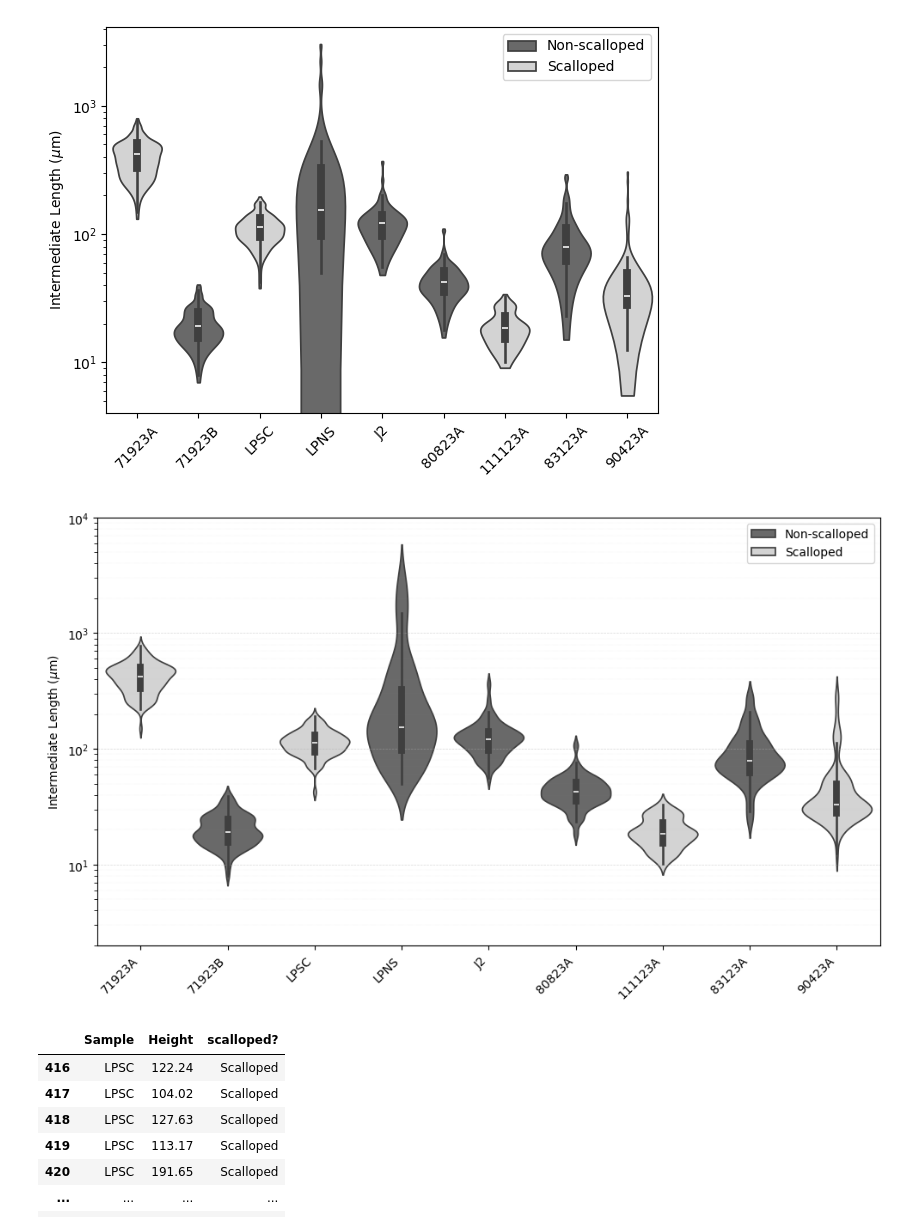
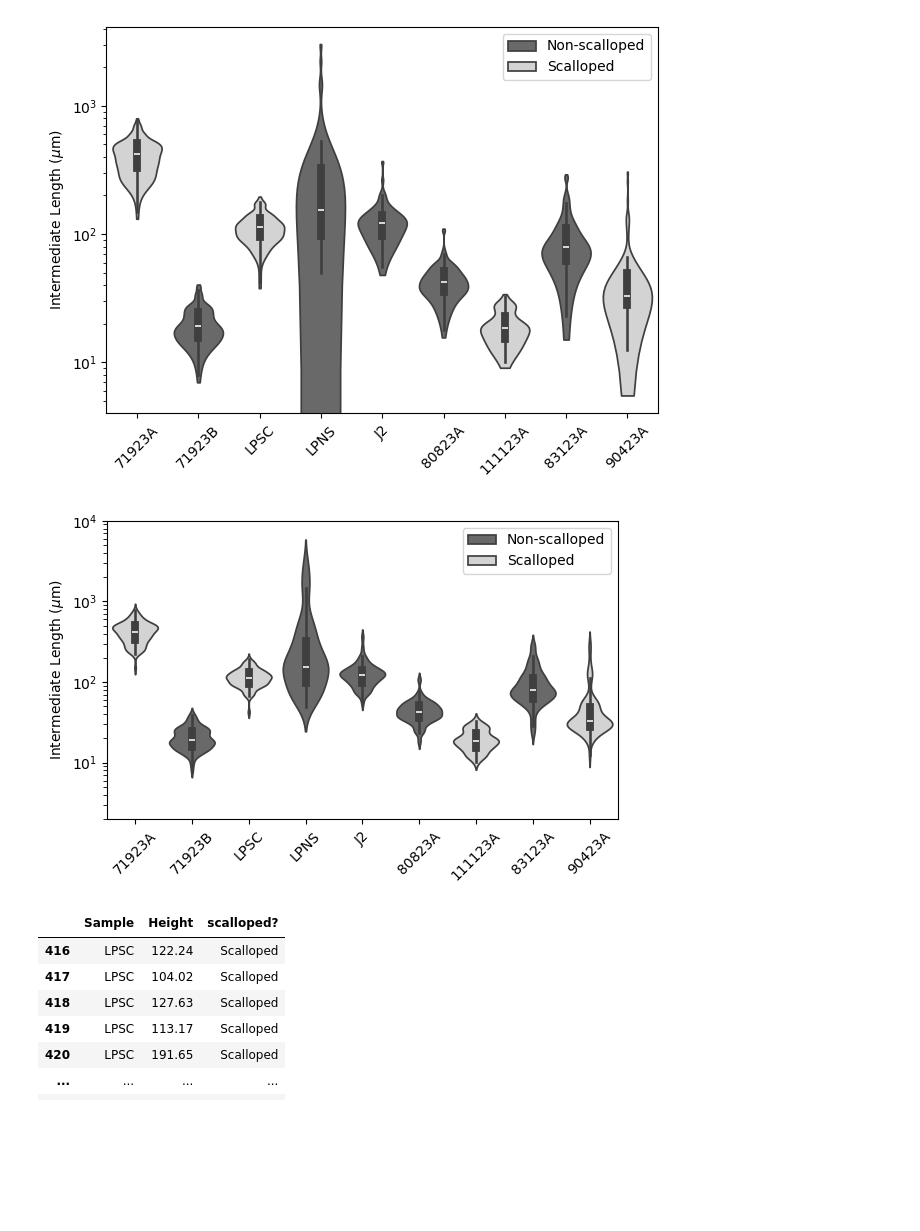
Before and after one commit to ethanoleson/Scallop_code, a Jupyter notebook: grain_size/grain_size.ipynb, the cells around one changed output. Saved outputs shown, nothing was run; the diff lists cells and outputs as text; code cells hidden in the pictures; blank space fills up the shorter version.

```diff
--- a/grain_size/grain_size.ipynb
+++ b/grain_size/grain_size.ipynb
@@ -408,40 +411,41 @@ order = ['71923A', '71923B', 'LPSC', 'LPNS', 'J2', '80823A', '111123A', '83123A'
 violin_data_log = violin_data.copy()
 violin_data_log['log_Height'] = np.log10(violin_data_log['Height'].clip(lower=1e-9))
 
-fig, ax = plt.subplots(figsize=(10, 6))
+fig, ax = plt.subplots(figsize=(6, 4))
 
 sns.violinplot(
     violin_data_log, y='log_Height', x='Sample',
     ax=ax, density_norm='width', hue='scalloped?',
     palette=violinplot_pallete, dodge=False, bw_adjust=0.75, cut=2,
     order=order
 )
 
 # --- Proper log-axis tick appearance ---
 # Major ticks at each power of 10
 decades = [1, 2, 3, 4]   # 10^1 to 10^4 µm
 major_ticks = decades     # positions in log10 space
 major_labels = [f'$10^{d}$' for d in decades]
 
 # Minor ticks at 2–9 × each decade
 minor_ticks = [np.log10(m * 10**d) for d in [0, 1, 2, 3] for m in range(2, 10)]
 
 ax.set_yticks(major_ticks)
 ax.set_yticklabels(major_labels)
 ax.set_yticks(minor_ticks, minor=True)
 ax.yaxis.set_tick_params(which='minor', length=3)
-ax.grid(axis='y', which='major', linestyle='--', linewidth=0.5, alpha=0.5)
-ax.grid(axis='y', which='minor', linestyle=':', linewidth=0.3, alpha=0.3)
+plt.tick_params(axis = 'both', labelsize=10)
+# ax.grid(axis='y', which='major', linestyle='--', linewidth=0.5, alpha=0.5)
+# ax.grid(axis='y', which='minor', linestyle=':', linewidth=0.3, alpha=0.3)
 
-plt.xticks(rotation=45, ha='right')
+plt.xticks(rotation=45, ha='center')
 ax.set_xlabel('')
 ax.set_ylabel(r'Intermediate Length ($\mu$m)')
 plt.legend(title='')
 plt.tight_layout()
 plt.savefig('grain_size_violin_plots_logkde.png', dpi=600, bbox_inches='tight')
 plt.show()
 # %% [output]
-[figure, old version]
+[figure, new version]
 # %%
 LPNS_violin = violin_data[violin_data['Sample'] == 'LPNS']
 LPSC_violin = violin_data[violin_data['Sample']== 'LPSC']
```
Also changed, not shown: parts of 3 cells of this notebook, 5 other files.
